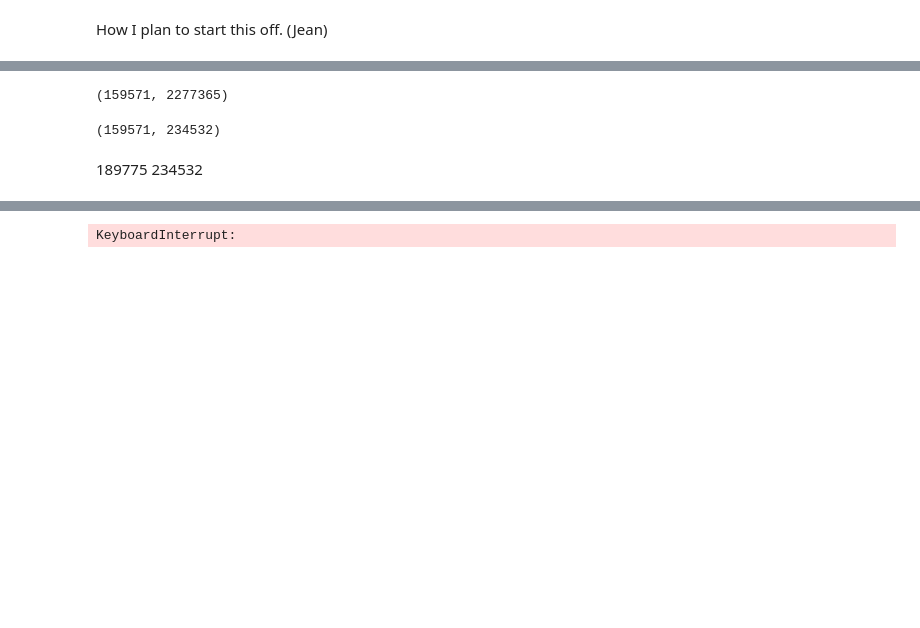
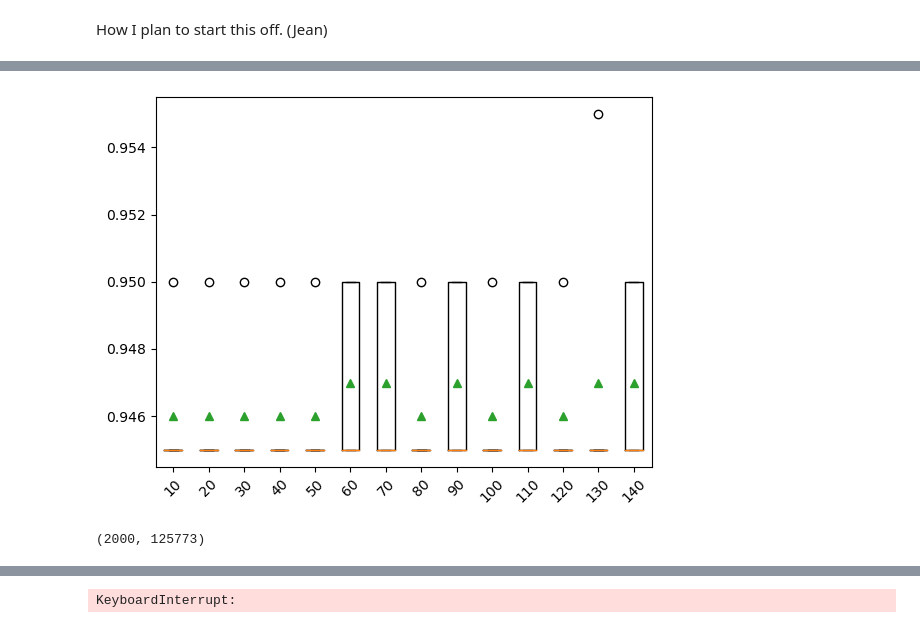
Before and after one commit to JLEncenarial/Group-Project-1, a Jupyter notebook: Jean's Code.ipynb, the cells around one changed output, grey strips where cells are left out. Saved outputs shown, nothing was run; the diff lists cells and outputs as text; code cells hidden in the pictures; blank space fills up the shorter version.

```diff
--- a/Jean's Code.ipynb
+++ b/Jean's Code.ipynb
@@ -61,0 +35,15 @@ array(['00 00', '00 000', '00 00pm', ..., '𐌰𐌹 he', '𐌰𐌿 on', '𐌴
+# %%
+text = train_df['comment_text'].head(n=2000)
+y = train_df['insult'].head(n=2000)
+
+tf_idf = TfidfVectorizer(sublinear_tf=True, ngram_range=(1,3), stop_words="english", strip_accents="unicode")
+tmp_vec = tf_idf.fit_transform(text)
+
+#TF-IDF
+vec_tf = TfidfVectorizer(sublinear_tf=True, ngram_range=(1,4), stop_words="english", strip_accents="unicode")
+tmp = vec_tf.fit_transform(text)
+tok_cols = vec_tf.get_feature_names_out()
+tok_df = pd.DataFrame(tmp.toarray(), columns=tok_cols)
+print("original:", text.shape)
+print("vectorized:", tmp.shape)
+tok_df.sample(5)
@@ -61,0 +60,31 @@ array(['00 00', '00 000', '00 00pm', ..., '𐌰𐌹 he', '𐌰𐌿 on', '𐌴
+# %%
+# get a list of models to evaluate
+def get_models():
+	models = dict()
+	for i in range(1,15):
+		n = i*10
+		steps = [('svd', TruncatedSVD(n_components=n)), ('m', LinearSVC(max_iter=100, tol=.01))]
+		models[str(n)] = Pipeline(steps=steps)
+	return models
+
+# evaluate a give model using cross-validation
+def evaluate_model(model, X, y):
+	#Splits cut for speed
+	cv = RepeatedStratifiedKFold(n_splits=5, n_repeats=1)
+	scores = cross_val_score(model, X, y, scoring='accuracy', cv=cv, n_jobs=-1, error_score='raise')
+	return scores
+
+models = get_models()
+# evaluate the models and store results
+results, names = list(), list()
+for name, model in models.items():
+	scores = evaluate_model(model, tok_df[0:1000], y[0:1000])
+	results.append(scores)
+	names.append(name)
+# plot model performance for comparison
+
+plt.boxplot(results, labels=names, showmeans=True)
+plt.xticks(rotation=45)
+plt.show()
+# %% [output]
+[figure, added]
@@ -62,13 +100,4 @@ array(['00 00', '00 000', '00 00pm', ..., '𐌰𐌹 he', '𐌰𐌿 on', '𐌴
 # %%
-X2.shape
+tmp_df.shape
 # %% [output]
-(159571, 2277365)
+(2000, 125773)
-# %%
-vectorizer3 = CountVectorizer(lowercase=False)
-X3 = vectorizer2.fit_transform(train_df["comment_text"])
-X3.shape
-# %% [output]
-(159571, 234532)
-# %% [markdown]
-189775
-234532
```
Also changed, not shown: parts of 22 cells of this notebook.
